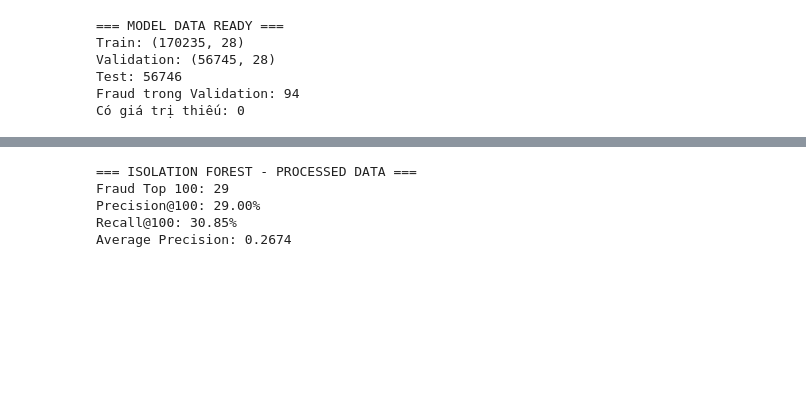
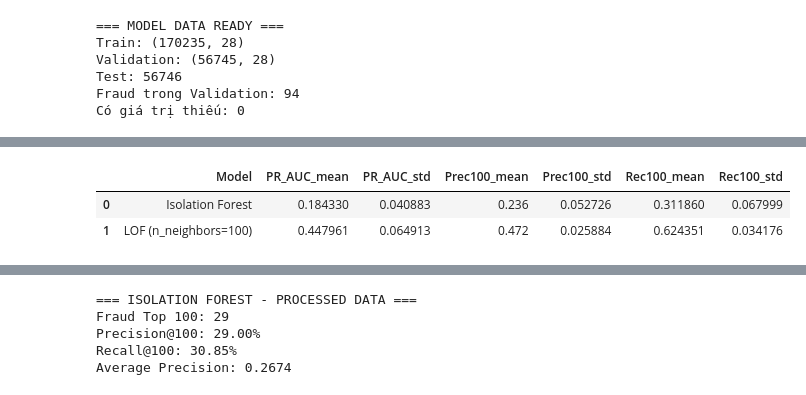
Before and after one commit to phamvanquynh04112005-prog/Data_Mining, a Jupyter notebook: notebooks/03_anomaly_detection.ipynb, the cells around one changed output, grey strips where cells are left out. Drawn from its saved outputs; the diff is of its cells as text; code cells hidden in the pictures; blank space fills up the shorter version.

Commit message:
fix(all): resolve final 7 review items (sync LOF 5-fold CV, fix Day 0/1 row counts, reorder nb03, add IF/LOF & hourly charts, clarify license & local db notes)

```diff
--- a/notebooks/03_anomaly_detection.ipynb
+++ b/notebooks/03_anomaly_detection.ipynb
@@ -194,0 +199,90 @@ Có giá trị thiếu: 0
+# %%
+# --- A. Giao thức chính split_temporal: học Ngày 0 -> chấm Ngày 1 (K = 100/ngày) ---
+day0_df = processed_df[processed_df["split_temporal"].isin(["train", "val"])].copy()
+day1_test_df = processed_df[processed_df["split_temporal"] == "test"].copy()
+X_d0 = day0_df[feature_cols]
+X_d1 = day1_test_df[feature_cols]
+y_d1 = day1_test_df["is_fraud"].to_numpy()
+n_fraud_d1 = int(y_d1.sum())
+print("Ngày 0:", X_d0.shape, "| Ngày 1:", X_d1.shape, "| fraud Ngày 1:", n_fraud_d1)
+
+# Baseline ngẫu nhiên (100 lần) và heuristic Max(|V1..V28|)
+rng_base = np.random.default_rng(42)
+rb_tp, rb_ap = [], []
+for _ in range(100):
+    s_rand = rng_base.random(len(y_d1))
+    rb_tp.append(int(y_d1[np.argsort(-s_rand)[:100]].sum()))
+    rb_ap.append(average_precision_score(y_d1, s_rand))
+max_abs_v_d1 = X_d1.abs().max(axis=1).to_numpy()
+
+# Isolation Forest
+iso_temp = IsolationForest(n_estimators=100, contamination="auto", random_state=42, n_jobs=-1)
+iso_temp.fit(X_d0)
+iso_d1_scores = -iso_temp.decision_function(X_d1)
+
+# LOF (20.000 mẫu Ngày 0)
+sc_d0 = StandardScaler()
+X_d0_scaled = sc_d0.fit_transform(X_d0)
+X_d1_scaled = sc_d0.transform(X_d1)
+lof_sub_idx = np.random.default_rng(42).choice(len(X_d0_scaled), size=min(20000, len(X_d0_scaled)), replace=False)
+lof_temp = LocalOutlierFactor(n_neighbors=100, novelty=True, n_jobs=-1)
+lof_temp.fit(X_d0_scaled[lof_sub_idx])
+lof_d1_scores = -lof_temp.decision_function(X_d1_scaled)
+
+def eval_metrics_at_100(scores, labels, name):
+    top100 = np.argsort(-scores, kind="stable")[:100]
+    tp = int(labels[top100].sum())
+    return {"Model": name, "Fraud_Top100 (TP)": tp, "FP": 100 - tp, "FN": int(labels.sum()) - tp,
+            "Precision@100": tp / 100.0, "Recall@100": tp / int(labels.sum()),
+            "PR_AUC (AP)": average_precision_score(labels, scores)}
+
+rb_mean_tp = float(np.mean(rb_tp))
+temporal_summary = pd.DataFrame([
+    {"Model": "Baseline 1: Xếp hạng ngẫu nhiên (TB 100 lần)", "Fraud_Top100 (TP)": round(rb_mean_tp, 2),
+     "FP": round(100 - rb_mean_tp, 2), "FN": round(n_fraud_d1 - rb_mean_tp, 2),
+     "Precision@100": rb_mean_tp / 100.0, "Recall@100": rb_mean_tp / n_fraud_d1, "PR_AUC (AP)": float(np.mean(rb_ap))},
+    eval_metrics_at_100(max_abs_v_d1, y_d1, "Baseline 2: Heuristic Max(|V1..V28|)"),
+    eval_metrics_at_100(iso_d1_scores, y_d1, "Isolation Forest (n_estimators=100)"),
+    eval_metrics_at_100(lof_d1_scores, y_d1, "LOF (n_neighbors=100, novelty=True)"),
+])
+temporal_summary.to_csv(output_dir / "anomaly_temporal_day1_results.csv", index=False)
+print("=== NGÀY 1 split_temporal (K=100/ngày) — kỳ vọng: IF 31, LOF 30 ===")
+display(temporal_summary)
+
+# --- B. 5-Fold CV (cv_fold = 0..4) cho mean ± sd ---
+cv_df = processed_df[processed_df["cv_fold"] >= 0].copy()
+cv_rows = []
+for fold_id in range(5):
+    tr_f = cv_df[cv_df["cv_fold"] != fold_id]
+    va_f = cv_df[cv_df["cv_fold"] == fold_id]
+    X_tr_f, X_va_f = tr_f[feature_cols], va_f[feature_cols]
+    y_va_f = va_f["is_fraud"].to_numpy()
+
+    iso_f = Pipeline([("sc", StandardScaler()), ("m", IsolationForest(n_estimators=100, contamination="auto", random_state=42, n_jobs=-1))])
+    iso_f.fit(X_tr_f)
+    s_iso_f = -iso_f.decision_function(X_va_f)
+    tp_iso = int(y_va_f[np.argsort(-s_iso_f)[:100]].sum())
+    cv_rows.append({"Model": "Isolation Forest", "fold": fold_id, "Precision@100": tp_iso / 100.0,
+                    "Recall@100": tp_iso / int(y_va_f.sum()), "PR_AUC": average_precision_score(y_va_f, s_iso_f)})
+
+    sc_f = StandardScaler()
+    X_tr_v_f = sc_f.fit_transform(X_tr_f)
+    X_va_lof_f = sc_f.transform(X_va_f)
+    sub_f = np.random.default_rng(42 + fold_id).choice(len(X_tr_v_f), size=min(20000, len(X_tr_v_f)), replace=False)
+    lof_f = LocalOutlierFactor(n_neighbors=100, novelty=True, n_jobs=-1).fit(X_tr_v_f[sub_f])
+    s_lof_f = -lof_f.decision_function(X_va_lof_f)
+    tp_lof = int(y_va_f[np.argsort(-s_lof_f)[:100]].sum())
+    cv_rows.append({"Model": "LOF (n_neighbors=100)", "fold": fold_id, "Precision@100": tp_lof / 100.0,
+                    "Recall@100": tp_lof / int(y_va_f.sum()), "PR_AUC": average_precision_score(y_va_f, s_lof_f)})
+
+cv_res_df = pd.DataFrame(cv_rows)
+cv_summary = cv_res_df.groupby("Model").agg(
+    PR_AUC_mean=("PR_AUC", "mean"), PR_AUC_std=("PR_AUC", "std"),
+    Prec100_mean=("Precision@100", "mean"), Prec100_std=("Precision@100", "std"),
+    Rec100_mean=("Recall@100", "mean"), Rec100_std=("Recall@100", "std"),
+).reset_index()
+cv_res_df.to_csv(output_dir / "anomaly_5fold_cv_per_fold.csv", index=False)
+cv_summary.to_csv(output_dir / "anomaly_5fold_cv_summary.csv", index=False)
+print("=== 5-FOLD CV mean ± sd — kỳ vọng: LOF PR-AUC ≈ 0.4480 ± 0.0649; IF ≈ 0.1843 ± 0.0409 ===")
+display(cv_summary)
+# %% [output]
@@ -194,0 +297,3 @@ Có giá trị thiếu: 0
+|  | Model | PR_AUC_mean | PR_AUC_std | Prec100_mean | Prec100_std | Rec100_mean | Rec100_std |
+| 0 | Isolation Forest | 0.184330 | 0.040883 | 0.236 | 0.052726 | 0.311860 | 0.067999 |
+| 1 | LOF (n_neighbors=100) | 0.447961 | 0.064913 | 0.472 | 0.025884 | 0.624351 | 0.034176 |
```
Also changed, not shown: parts of 5 cells of this notebook, 12 other files.
